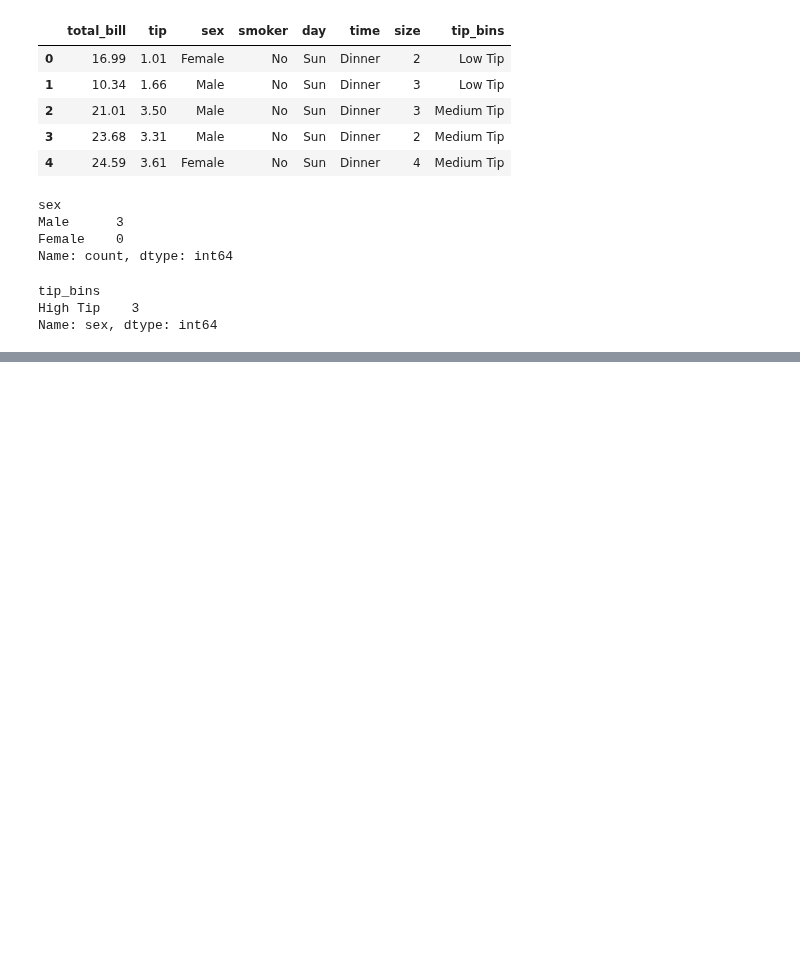
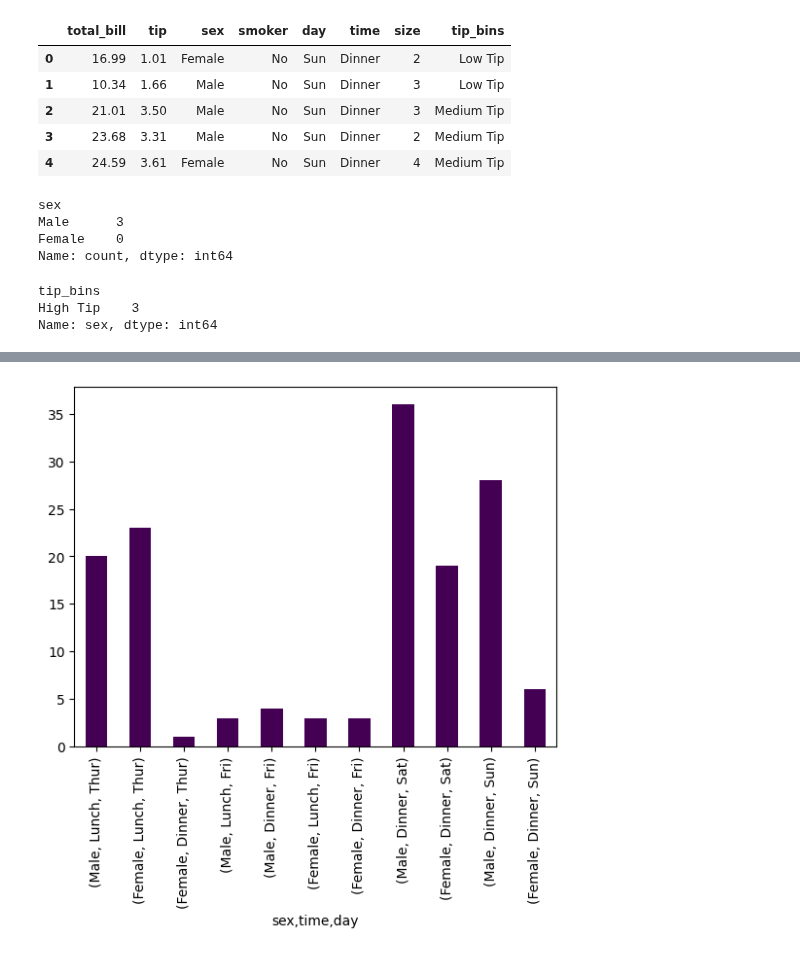
Before and after one commit to gauravgulia26/DataScience_Toolkit, a Jupyter notebook: Machine_Learning_2025/binning/binning.ipynb, the cells around one changed output, grey strips where cells are left out. Drawn from its saved outputs; the diff is of its cells as text; code cells hidden in the pictures; blank space fills up the shorter version.

```diff
--- a/Machine_Learning_2025/binning/binning.ipynb
+++ b/Machine_Learning_2025/binning/binning.ipynb
@@ -74,0 +121,7 @@ pd.crosstab(
+# %%
+df[df["tip_bins"] == "Low Tip"][["sex", "time", "day"]].value_counts().sort_index(
+    level=2
+).plot(kind="bar", colormap="viridis")
+plt.show()
+# %% [output]
+[figure, added]
```
Also changed, not shown: parts of 19 cells of this notebook.
